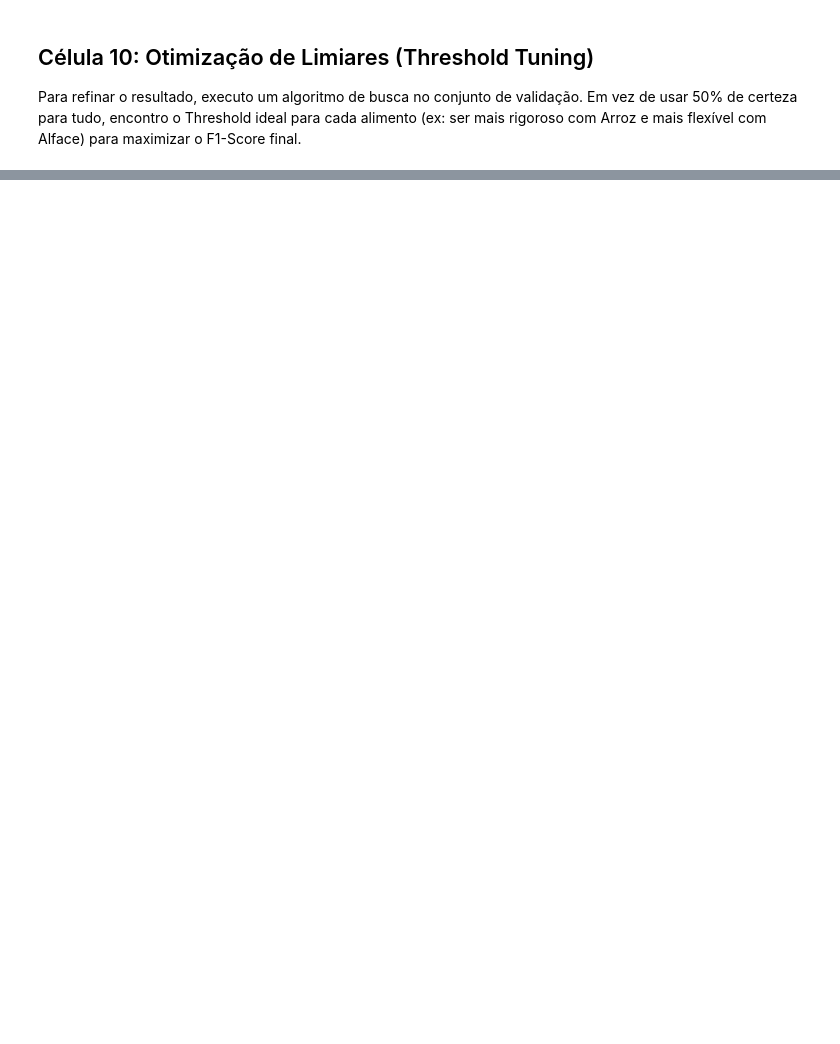
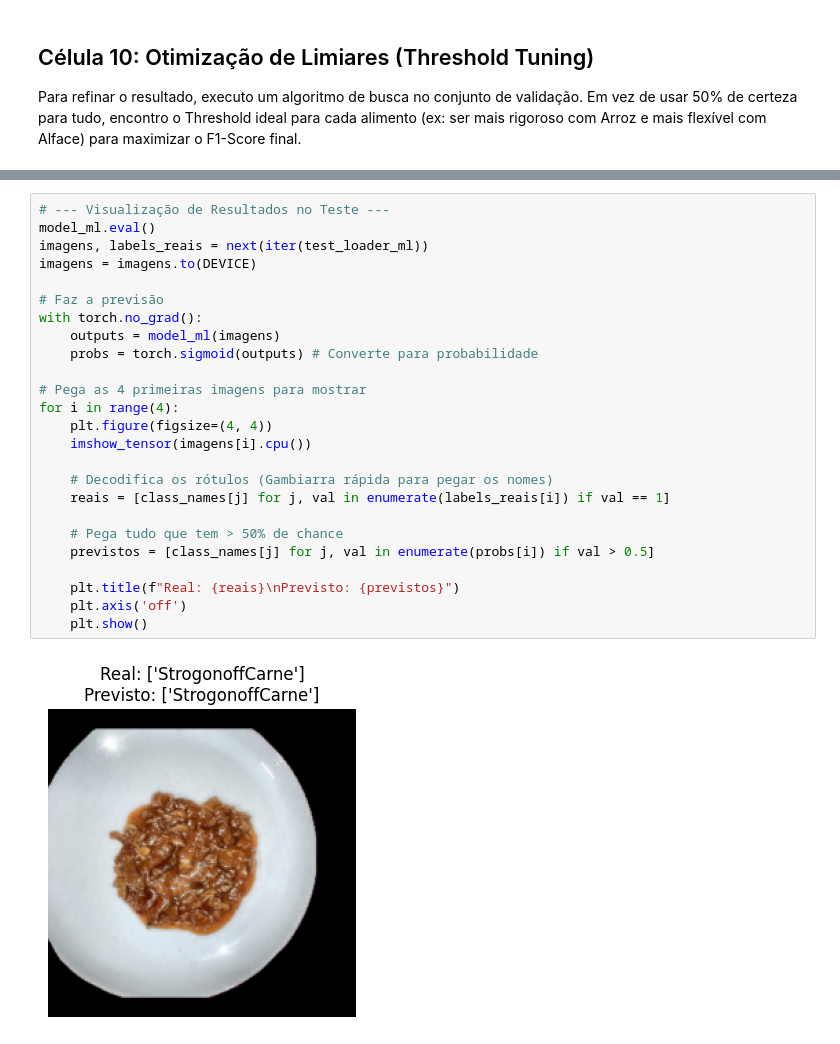
Before and after one commit to giomioto/semantic-segmentation-neural-network, a Jupyter notebook: food_multilabel_training.ipynb, the cells around one changed output, grey strips where cells are left out. Drawn from its saved outputs; the diff is of its cells as text; blank space fills up the shorter version.

```diff
--- a/food_multilabel_training.ipynb
+++ b/food_multilabel_training.ipynb
@@ -577,0 +598,27 @@ Pipeline completo. Verifique pasta outputs_multilabel para arquivos gerados.
+# %%
+# --- Visualização de Resultados no Teste ---
+model_ml.eval()
+imagens, labels_reais = next(iter(test_loader_ml))
+imagens = imagens.to(DEVICE)
+
+# Faz a previsão
+with torch.no_grad():
+    outputs = model_ml(imagens)
+    probs = torch.sigmoid(outputs) # Converte para probabilidade
+
+# Pega as 4 primeiras imagens para mostrar
+for i in range(4):
+    plt.figure(figsize=(4, 4))
+    imshow_tensor(imagens[i].cpu())
+
+    # Decodifica os rótulos (Gambiarra rápida para pegar os nomes)
+    reais = [class_names[j] for j, val in enumerate(labels_reais[i]) if val == 1]
+
+    # Pega tudo que tem > 50% de chance
+    previstos = [class_names[j] for j, val in enumerate(probs[i]) if val > 0.5]
+
+    plt.title(f"Real: {reais}\nPrevisto: {previstos}")
+    plt.axis('off')
+    plt.show()
+# %% [output]
+[figure, added]
```
Also changed, not shown: parts of 8 cells of this notebook, 3 other files.
